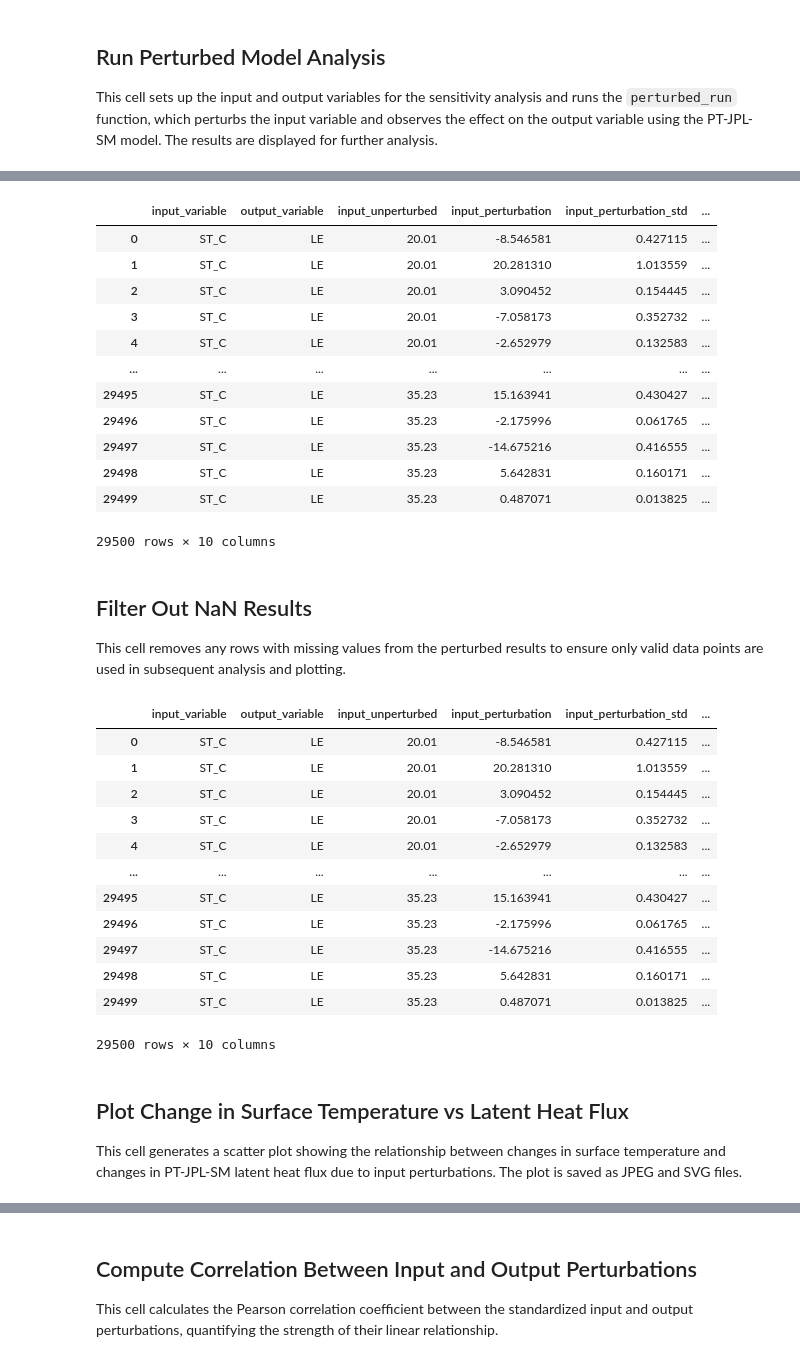
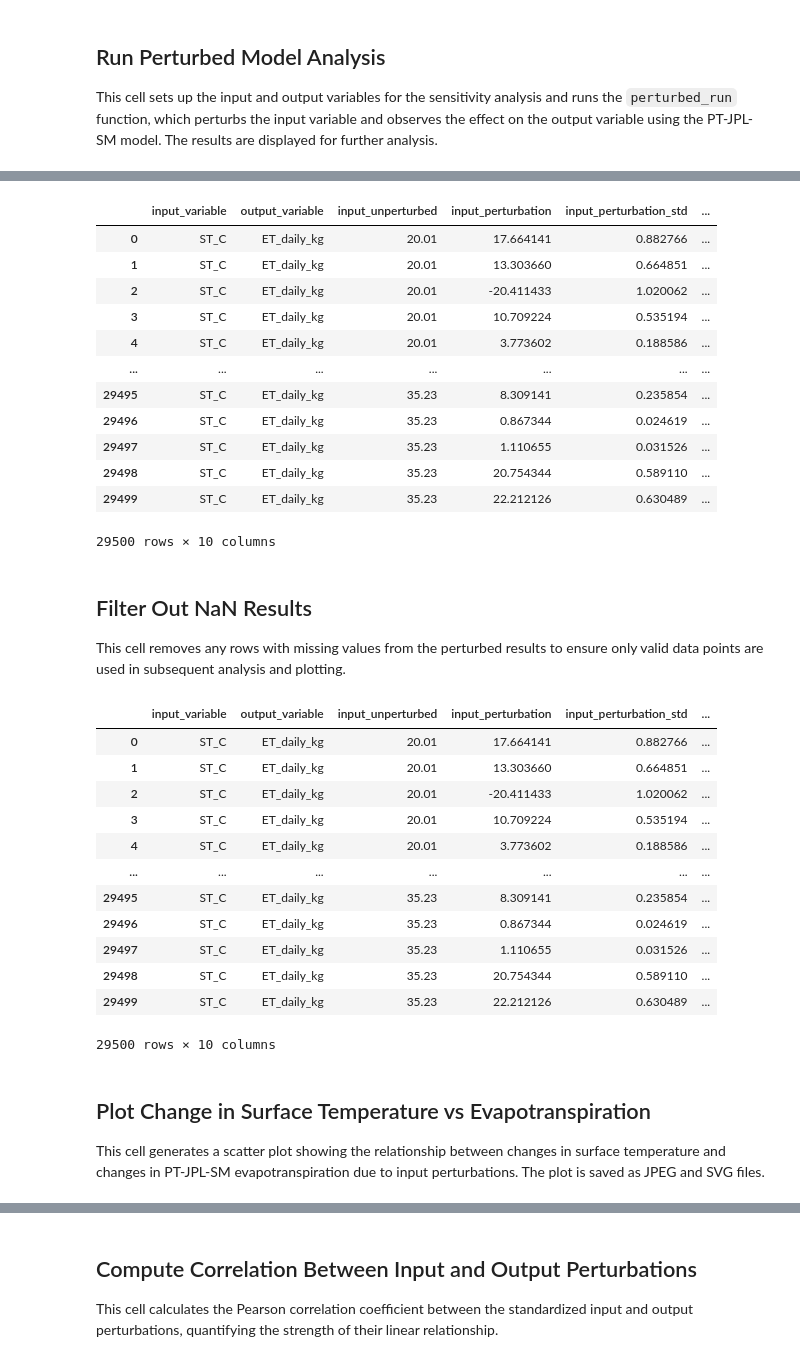
Before and after one commit to JPL-Evapotranspiration-Algorithms/PT-JPL-SM, a Jupyter notebook: notebooks/PTJPLSM Sensitivity with ECOv002 Cal-Val Daily ET.ipynb, the cells around one changed output, grey strips where cells are left out. Drawn from its saved outputs; the diff is of its cells as text; code cells hidden in the pictures.

```diff
--- a/notebooks/PTJPLSM Sensitivity with ECOv002 Cal-Val Daily ET.ipynb
+++ b/notebooks/PTJPLSM Sensitivity with ECOv002 Cal-Val Daily ET.ipynb
@@ -65,7 +65,7 @@ np.float64(0.2331)
 This cell defines a helper function that processes the input DataFrame through the Verma net radiation calculation and then the PT-JPL-SM model. This function is used in later analysis steps.
 # %%
 def process_verma_PTJPLSM_table(input_df: pd.DataFrame) -> pd.DataFrame:
-    return process_PTJPLSM_table(verma_net_radiation_table(input_df))
+    return process_PTJPLSM_table(verma_net_radiation_table(input_df), upscale_to_daily=True)
 # %% [markdown]
 ## Process Input Data Through Model
 
@@ -199,7 +199,7 @@ input_df
 This cell sets up the input and output variables for the sensitivity analysis and runs the `perturbed_run` function, which perturbs the input variable and observes the effect on the output variable using the PT-JPL-SM model. The results are displayed for further analysis.
 # %%
 input_variable = "ST_C"
-output_variable = "LE"
+output_variable = "ET_daily_kg"
 
 results = perturbed_run(
     input_df=input_df,
@@ -231,16 +233,16 @@ results
 |  | input_variable | output_variable | input_unperturbed | input_perturbation | input_perturbation_std | ... |
-| 0 | ST_C | LE | 20.01 | -8.546581 | 0.427115 | ... |
-| 1 | ST_C | LE | 20.01 | 20.281310 | 1.013559 | ... |
-| 2 | ST_C | LE | 20.01 | 3.090452 | 0.154445 | ... |
-| 3 | ST_C | LE | 20.01 | -7.058173 | 0.352732 | ... |
-| 4 | ST_C | LE | 20.01 | -2.652979 | 0.132583 | ... |
+| 0 | ST_C | ET_daily_kg | 20.01 | 17.664141 | 0.882766 | ... |
+| 1 | ST_C | ET_daily_kg | 20.01 | 13.303660 | 0.664851 | ... |
+| 2 | ST_C | ET_daily_kg | 20.01 | -20.411433 | 1.020062 | ... |
+| 3 | ST_C | ET_daily_kg | 20.01 | 10.709224 | 0.535194 | ... |
+| 4 | ST_C | ET_daily_kg | 20.01 | 3.773602 | 0.188586 | ... |
 | ... | ... | ... | ... | ... | ... | ... |
-| 29495 | ST_C | LE | 35.23 | 15.163941 | 0.430427 | ... |
-| 29496 | ST_C | LE | 35.23 | -2.175996 | 0.061765 | ... |
-| 29497 | ST_C | LE | 35.23 | -14.675216 | 0.416555 | ... |
-| 29498 | ST_C | LE | 35.23 | 5.642831 | 0.160171 | ... |
-| 29499 | ST_C | LE | 35.23 | 0.487071 | 0.013825 | ... |
+| 29495 | ST_C | ET_daily_kg | 35.23 | 8.309141 | 0.235854 | ... |
+| 29496 | ST_C | ET_daily_kg | 35.23 | 0.867344 | 0.024619 | ... |
+| 29497 | ST_C | ET_daily_kg | 35.23 | 1.110655 | 0.031526 | ... |
+| 29498 | ST_C | ET_daily_kg | 35.23 | 20.754344 | 0.589110 | ... |
+| 29499 | ST_C | ET_daily_kg | 35.23 | 22.212126 | 0.630489 | ... |
-29500 rows × 10 columns
+29500 rows × 10 columns
 # %% [markdown]
 ## Filter Out NaN Results
 
@@ -250,22 +252,22 @@ filtered_results = results.dropna()
 filtered_results
 # %% [output]
 |  | input_variable | output_variable | input_unperturbed | input_perturbation | input_perturbation_std | ... |
-| 0 | ST_C | LE | 20.01 | -8.546581 | 0.427115 | ... |
-| 1 | ST_C | LE | 20.01 | 20.281310 | 1.013559 | ... |
-| 2 | ST_C | LE | 20.01 | 3.090452 | 0.154445 | ... |
-| 3 | ST_C | LE | 20.01 | -7.058173 | 0.352732 | ... |
-| 4 | ST_C | LE | 20.01 | -2.652979 | 0.132583 | ... |
+| 0 | ST_C | ET_daily_kg | 20.01 | 17.664141 | 0.882766 | ... |
+| 1 | ST_C | ET_daily_kg | 20.01 | 13.303660 | 0.664851 | ... |
+| 2 | ST_C | ET_daily_kg | 20.01 | -20.411433 | 1.020062 | ... |
+| 3 | ST_C | ET_daily_kg | 20.01 | 10.709224 | 0.535194 | ... |
+| 4 | ST_C | ET_daily_kg | 20.01 | 3.773602 | 0.188586 | ... |
 | ... | ... | ... | ... | ... | ... | ... |
-| 29495 | ST_C | LE | 35.23 | 15.163941 | 0.430427 | ... |
-| 29496 | ST_C | LE | 35.23 | -2.175996 | 0.061765 | ... |
-| 29497 | ST_C | LE | 35.23 | -14.675216 | 0.416555 | ... |
-| 29498 | ST_C | LE | 35.23 | 5.642831 | 0.160171 | ... |
-| 29499 | ST_C | LE | 35.23 | 0.487071 | 0.013825 | ... |
+| 29495 | ST_C | ET_daily_kg | 35.23 | 8.309141 | 0.235854 | ... |
+| 29496 | ST_C | ET_daily_kg | 35.23 | 0.867344 | 0.024619 | ... |
+| 29497 | ST_C | ET_daily_kg | 35.23 | 1.110655 | 0.031526 | ... |
+| 29498 | ST_C | ET_daily_kg | 35.23 | 20.754344 | 0.589110 | ... |
+| 29499 | ST_C | ET_daily_kg | 35.23 | 22.212126 | 0.630489 | ... |
 29500 rows × 10 columns
 # %% [markdown]
-## Plot Change in Surface Temperature vs Latent Heat Flux
+## Plot Change in Surface Temperature vs Evapotranspiration
 
-This cell generates a scatter plot showing the relationship between changes in surface temperature and changes in PT-JPL-SM latent heat flux due to input perturbations. The plot is saved as JPEG and SVG files.
+This cell generates a scatter plot showing the relationship between changes in surface temperature and changes in PT-JPL-SM evapotranspiration due to input perturbations. The plot is saved as JPEG and SVG files.
 # %%
 # plt.xticks(range(int(min(processed.ST_C)), int(max(processed.ST_C)) + 1, 5))
 # plt.ylim(-350, 150)
```
Also changed, not shown: parts of 8 cells of this notebook, 11 other files.
